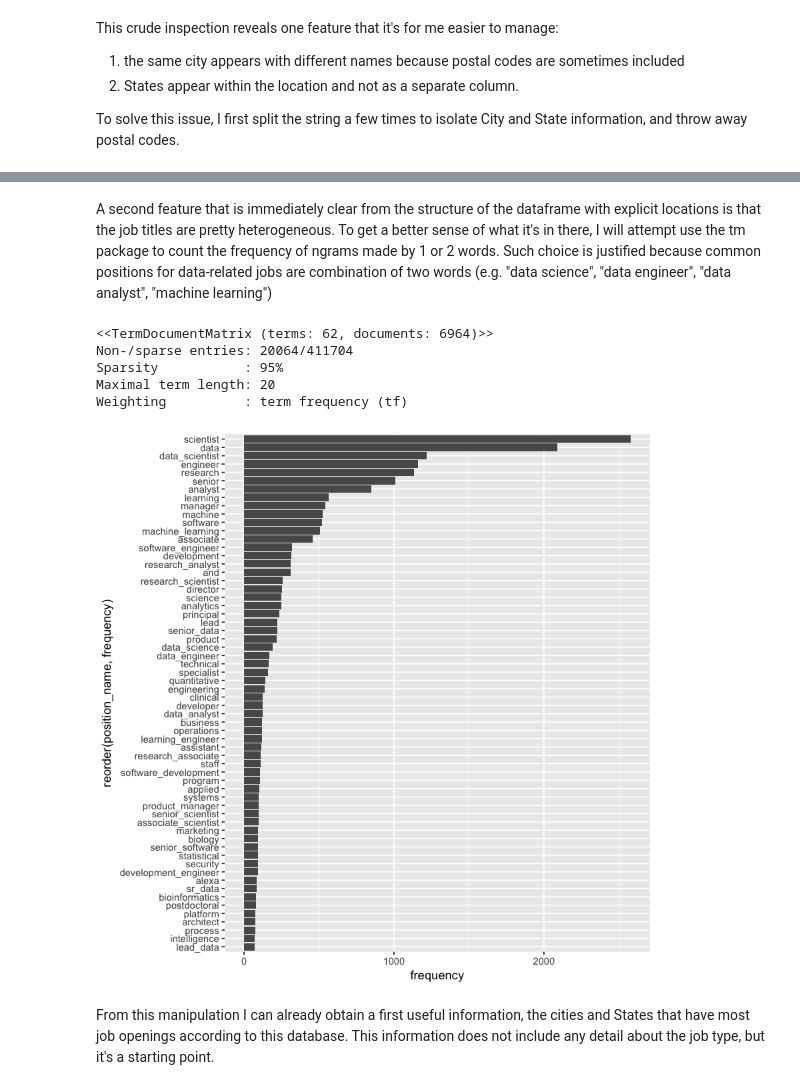
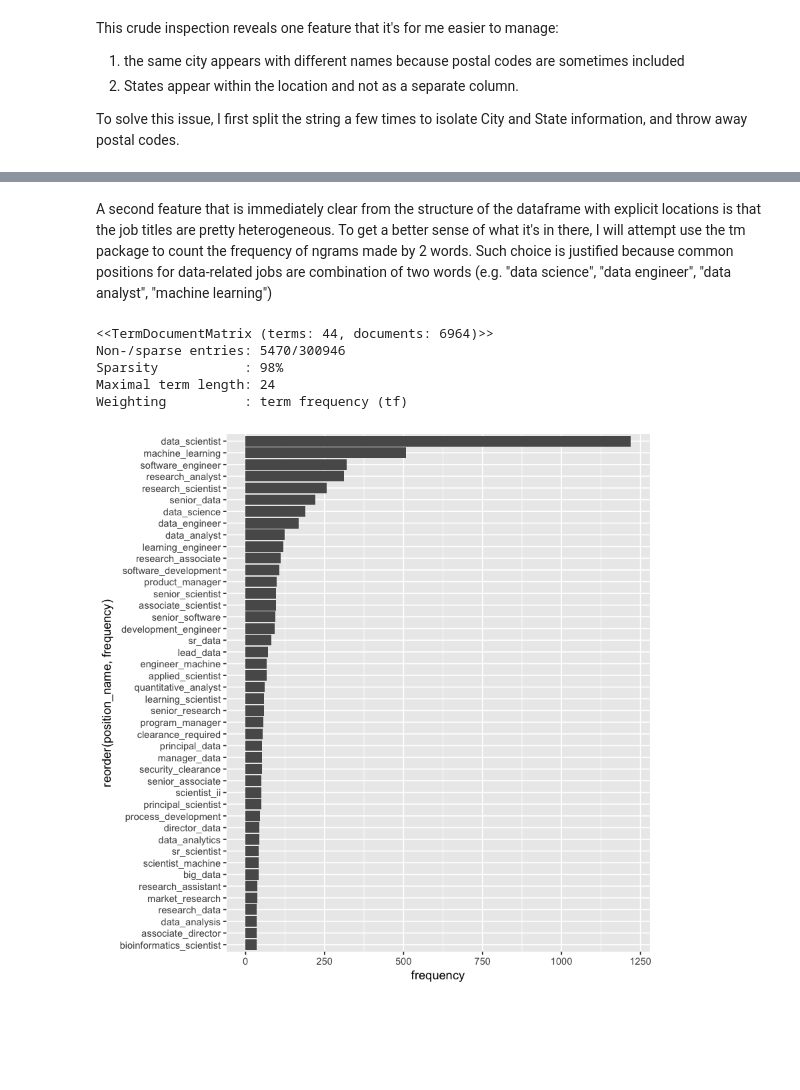
Before and after one commit to davide-chiuchiu/Companies_often_give_the_wrong_name_to_job_openings, a Jupyter notebook: 00_analysis_of_data_scientist_jobs.ipynb, the cells around one changed output, grey strips where cells are left out. Saved outputs shown, nothing was run; the diff lists cells and outputs as text; code cells hidden in the pictures; blank space fills up the shorter version.

```diff
--- a/00_analysis_of_data_scientist_jobs.ipynb
+++ b/00_analysis_of_data_scientist_jobs.ipynb
@@ -60,41 +60,41 @@ Classes ‘data.table’ and 'data.frame':  6964 obs. of  6 variables:
                                                                                                                                                                                1
                                                                                                                                     Data Scientist (Imaging) / Cheminformatician
 # %% [markdown]
-A second feature that is immediately clear from the structure of the dataframe with explicit locations is that the job titles are pretty heterogeneous. To get a better sense of what it's in there, I will attempt use the tm package to count the frequency of ngrams made by 1 or 2 words. Such choice is justified because common positions for data-related jobs are combination of two words (e.g. "data science", "data engineer", "data analyst", "machine learning")
+A second feature that is immediately clear from the structure of the dataframe with explicit locations is that the job titles are pretty heterogeneous. To get a better sense of what it's in there, I will attempt use the tm package to count the frequency of ngrams made by 2 words. Such choice is justified because common positions for data-related jobs are combination of two words (e.g. "data science", "data engineer", "data analyst", "machine learning")
 # %%
+# preprocess job position column to remove numbers, punctuation, capital letters and stopwords
+job_descriptions <- job_descriptions %>%
+    mutate(position = tolower(position)) %>%
+    mutate(position = removeNumbers(position)) %>%
+    mutate(position = removePunctuation(position)) %>%
+    mutate(position = removeWords(position, stopwords("english")))
+
 # create corpus from the position descriptions
-corpus_positions <- job_descriptions$position
-corpus_positions <- tolower(corpus_positions)
-corpus_positions <- removeNumbers(corpus_positions)
-corpus_positions <- removePunctuation(corpus_positions)
+corpus_positions <- VCorpus(VectorSource(job_descriptions$position))
 
-corpus_positions <- VCorpus(VectorSource(corpus_positions))
-
-# create function that computes ngrams of 1 and 2 words
+# create function that computes ngrams of 2 words
 NLP_tokenizer <- function(x) {
-  unlist(lapply(ngrams(words(x), 1:2), paste, collapse = "_"), use.names = FALSE)
+  unlist(lapply(ngrams(words(x), 2), paste, collapse = "_"), use.names = FALSE)
 }
 
 # create term-document-matrix for positions and create dataframe with frequencies of bigrams
 TDM_positions <- TermDocumentMatrix(corpus_positions, control = list(tokenize = NLP_tokenizer))
-TDM_positions <- removeSparseTerms(TDM_positions, 0.99)
+TDM_positions <- removeSparseTerms(TDM_positions, 0.995)
 TDM_positions
 
 # estracting aggregate information
 frequency_of_position_names <- data.frame(frequency = row_sums(as.matrix(TDM_positions)))
 frequency_of_position_names <- rownames_to_column(frequency_of_position_names, "position_name") %>%
     arrange(desc(frequency))
 
 frequency_of_position_names %>%
     ggplot(aes(x = reorder(position_name, frequency), y = frequency)) +
     geom_col() +
     coord_flip()
 # %% [output]
-<<TermDocumentMatrix (terms: 62, documents: 6964)>>
-Non-/sparse entries: 20064/411704
-Sparsity           : 95%
-Maximal term length: 20
+<<TermDocumentMatrix (terms: 44, documents: 6964)>>
+Non-/sparse entries: 5470/300946
+Sparsity           : 98%
+Maximal term length: 24
 Weighting          : term frequency (tf)
-[figure, old version]
+[figure, new version]
-# %% [markdown]
-From this manipulation I can already obtain a first useful information, the cities and States that have most job openings according to this database. This information does not include any detail about the job type, but it's a starting point.
```
Also changed, not shown: parts of 4 cells of this notebook.
